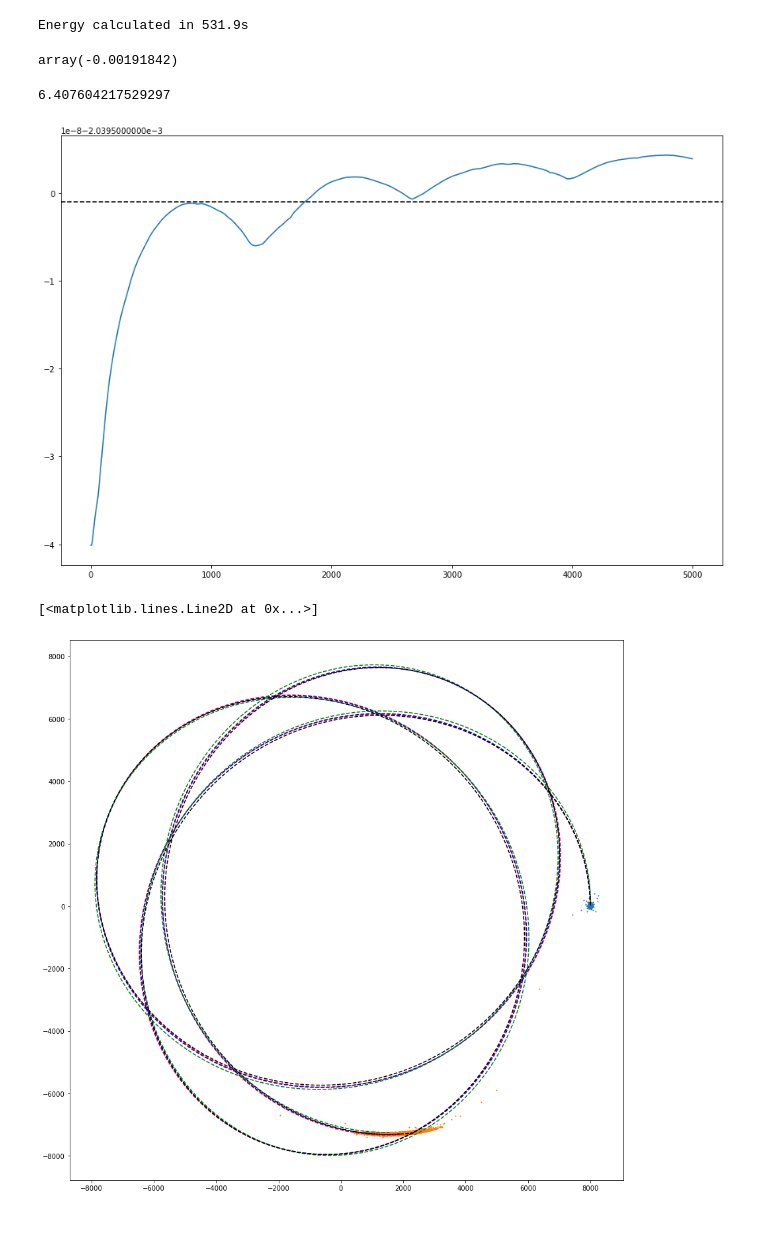
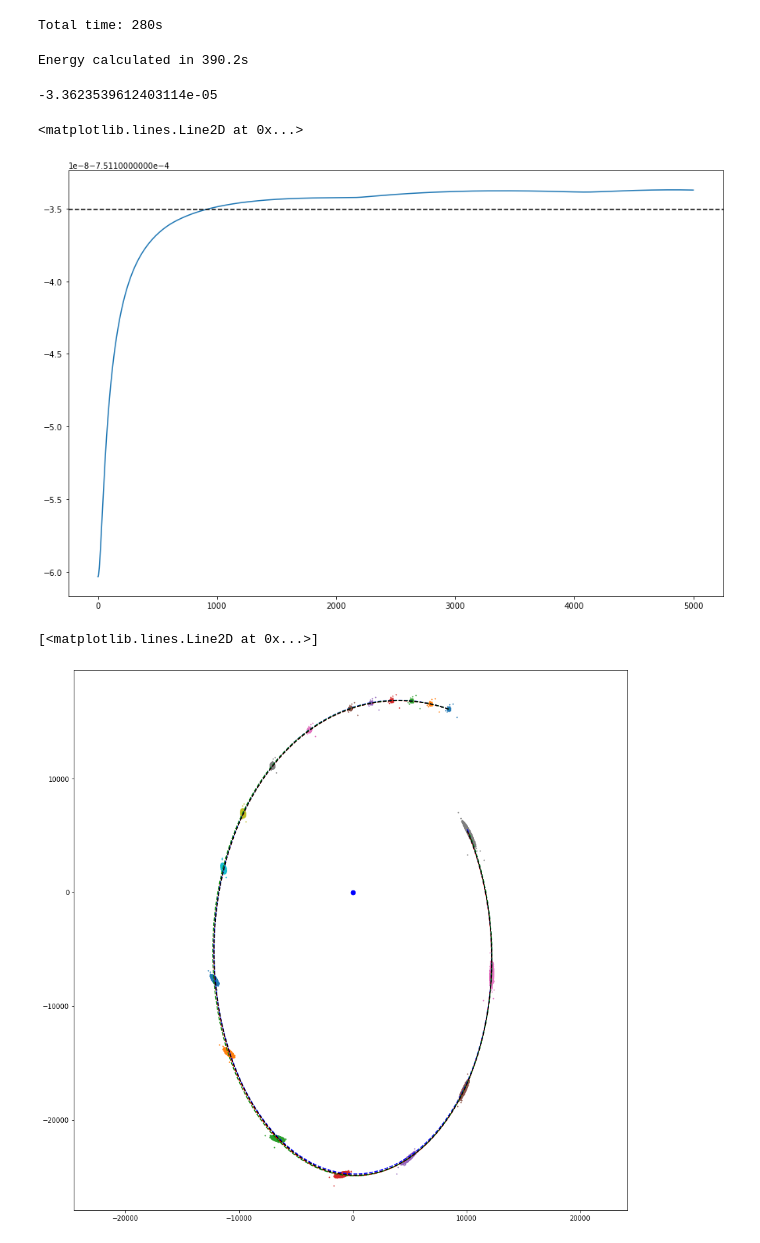
Before and after one commit to NoaVidovic/stream-nbody-simulation, a Jupyter notebook: n_body_orbit_integration.ipynb, the cells around one changed output. Drawn from its saved outputs; the diff is of its cells as text; code cells hidden in the pictures.

Commit message:
* changed n_body_orbit_integration to Verlet integration + added initial cluster position and the integration of a cluster with these starting conditions

```diff
--- a/n_body_orbit_integration.ipynb
+++ b/n_body_orbit_integration.ipynb
@@ -195,6 +208,7 @@ del qs, Es
 # %%
 between = lambda x, a, b: np.where((x >= a) & (x <= b), True, False)  # useful for defining piecewise functions
-m_max = np.inf  # maximum expected star mass
+min_mass = 0.1  # minimum expected star mass
+max_mass = 15   # maximum expected star mass
 _cint = 0.08**0.7/0.7 + 1/(0.3 * 0.08**0.3)
 _norm = 0.08**0.7/0.7 + 1/(0.3 * 0.08**0.3) - 1/(0.3 * 0.5**0.3) + 1/(1.3 * 0.5**1.3) - 1/(1.3 * m_max**1.3)
 rng = np.random.default_rng()
@@ -258,7 +272,8 @@ def get_random_velocity():
 
 
 def generate_initial_conditions(N_stars, R_plummer):
-    qs = np.zeros((N_stars, 6))
+    qs = np.zeros((N_stars, 3))
+    vs = np.zeros((N_stars, 3))
     masses = koupa_ppf(rng.random(N_stars))
     for i in range(N_stars):
         r = (rng.random()**(-2/3)-1)**(-1/2)  # dimensionless radius, such that a Plummer sphere is generated
@@ -267,9 +282,10 @@ def generate_initial_conditions(N_stars, R_plummer):
         v_e = 2**(1/2) * (1 + r**2)**(-1/4) * np.sqrt(G_flt*masses.sum() / R_plummer)  # escape velocity at r
         vel = random_vector(get_random_velocity() * v_e)  # random velocity given an amplitude
 
-        qs[i] = np.concatenate((pos, vel))
+        qs[i] = pos
+        vs[i] = vel
 
-    return (masses, qs)
+    return (masses, qs, vs)
 
 
 def plummer_cdf(x):
@@ -284,10 +300,11 @@ def find_density_curve(masses, qs):
 
 
 # convert from the coordinate frame centered at the center of the globular cluster to the galactocentric frame
-def cluster_to_galactocentric(q_init, cluster_distance, cluster_velocity):
-    # it is assumed that the cluster is at y, z = 0 and has a velocity only in the y direction
-    q_init[:, 0] += cluster_distance
-    q_init[:, 4] += cluster_velocity
+# cluster_distance and cluster_velocity are both 3D vectors
+def cluster_to_galactocentric(q_init, v_init, cluster_distance, cluster_velocity):
+    for i in range(3):
+        q_init[:, i] += cluster_distance[i]
+        v_init[:, i] += cluster_velocity[i]
 # %%
 # checking that randomly generated masses follow the Koupa IMF
 
@@ -337,35 +368,60 @@ Total time: 288s
+# %%
+cluster_init = np.load('./data/GD1_-3Gyr.npy')
+cluster_q0 = cluster_init[:3]
+cluster_v0 = cluster_init[3:]
+
+# the Plummer sphere radius scale factor - the last number is the half-mass radius in pc
+R = np.sqrt(2**(2/3) - 1) * 8
+
+masses, q_init, v_init = generate_initial_conditions(10_000, R)
+cluster_to_galactocentric(q_init, v_init, cluster_q0, cluster_v0)
+qs, vs = evolve(masses, q_init, v_init, 1e3, 5e8, (1000, 500))
+# %% [output]
+Total time: 280s
+# %%
+cluster_init = np.load('./data/GD1_-3Gyr.npy')
+cluster_q0 = cluster_init[:3]
+cluster_v0 = cluster_init[3:]
+
+# the Plummer sphere radius scale factor - the last number is the half-mass radius in pc
+R = np.sqrt(2**(2/3) - 1) * 8
+
+masses, q_init, v_init = generate_initial_conditions(10_000, R)
+cluster_to_galactocentric(q_init, v_init, cluster_q0, cluster_v0)
+qs, vs = evolve(masses, q_init, v_init, 1e3, 5e8, (1000, 500))
 # %%
 start_time = time()
-Es = cp.asnumpy(energy(cp.array(masses), qs))
+Es = cp.asnumpy(energy(cp.array(masses), cp.array(qs), cp.array(vs)))
 print(f'Energy calculated in {time() - start_time:.1f}s')
 # %% [output]
-Energy calculated in 531.9s
+Energy calculated in 390.2s
 # %%
-max(Es.max() - cp.average(Es), cp.average(Es) - Es.min())/cp.average(Es) * 100
+max(max(Es) - np.average(Es), np.average(Es) - min(Es))/np.average(Es)
 # %% [output]
-array(-0.00191842)
+-3.3623539612403114e-05
 # %%
-np_Es = cp.asnumpy(Es)
-
 plt.figure(figsize=(15, 10))
-plt.plot(np_Es)
-plt.axhline(np.average(np_Es), c='k', ls='--')
-
-start_time = time()
-qs = cp.asnumpy(qs)
-time() - start_time
+plt.plot(Es)
+plt.axhline(np.average(Es), c='k', ls='--')
 # %% [output]
-6.407604217529297
+<matplotlib.lines.Line2D at 0x...>
-[figure, old version]
+[figure, new version]
 # %%
+qs = cp.asnumpy(qs)
+vs = cp.asnumpy(vs)
 plt.figure(figsize=(15, 15))
 plt.axis('equal')
-plt.scatter(qs[0, :, 0], qs[0, :, 1], s=1)
-plt.scatter(qs[-1, :, 0], qs[-1, :, 1], s=1)
+
+time_stamps = [0, 100, 200, 300, 400, 500, 700, 900, 1100, 1300, 1700,
+               2000, 2500, 3000, 3500, 4000, 4500, -1]
+for t in time_stamps:
+    plt.scatter(qs[t, :, 0], qs[t, :, 1], s=1)
+
+plt.scatter(0, 0, c='b', s=45)
 plt.plot(qs[:, 0, 0], qs[:, 0, 1], 'r--')
 plt.plot(qs[:, 1000, 0], qs[:, 1000, 1], 'b--')
 plt.plot(qs[:, 2000, 0], qs[:, 2000, 1], 'g--')
 plt.plot(qs[:, 3000, 0], qs[:, 3000, 1], 'k--')
 # %% [output]
 [<matplotlib.lines.Line2D at 0x...>]
-[figure, old version]
+[figure, new version]
```
Also changed, not shown: parts of 15 cells of this notebook, 4 other files.
